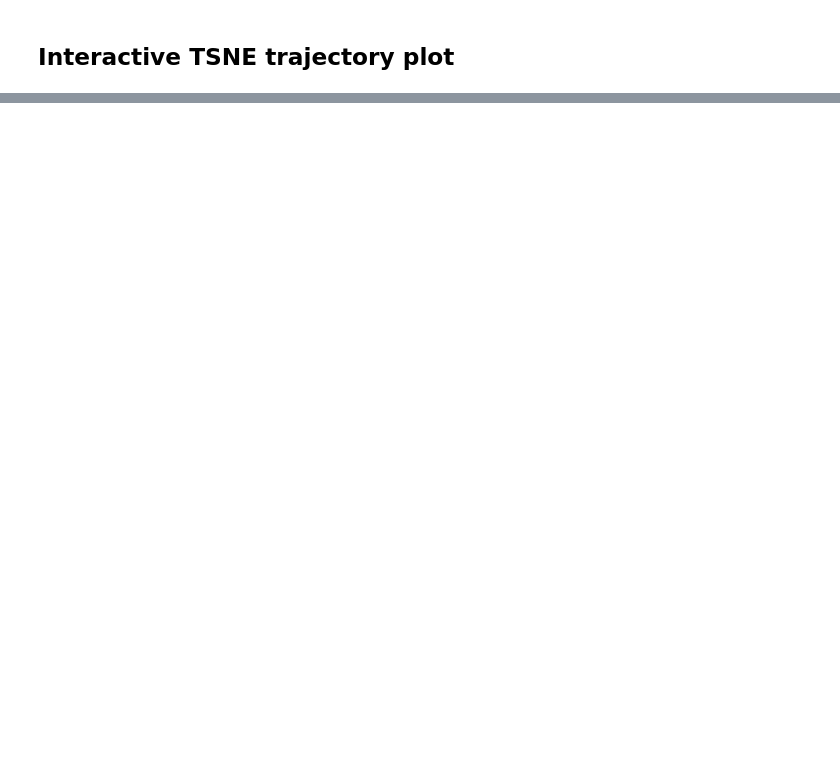
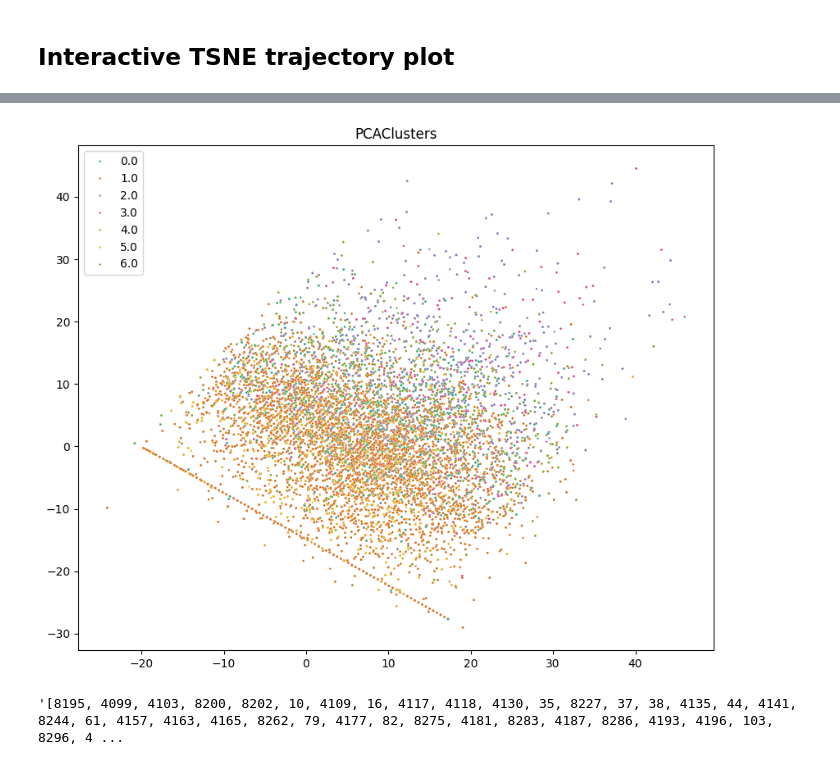
Before and after one commit to tunajaw/3Phenotype, a Jupyter notebook: analysis/analysis.ipynb, the cells around one changed output, grey strips where cells are left out. Drawn from its saved outputs; the diff is of its cells as text; code cells hidden in the pictures; blank space fills up the shorter version.

```diff
--- a/analysis/analysis.ipynb
+++ b/analysis/analysis.ipynb
@@ -117,0 +156,17 @@ np.max(idcode)
+# %%
+from sklearn.decomposition import PCA
+
+pca = PCA(n_components=2)
+pca_results = pca.fit_transform(x_corpus)
+
+plt.figure(figsize=(10, 8))
+sns.scatterplot(x=pca_results[:, 0], y=pca_results[:, 1], hue=cluster, palette='Dark2', s=3)
+plt.title('PCAClusters')
+plt.show()
+# %% [output]
+[figure, added]
+# %%
+
+str([int(x) for x in list(set(idcode[label == 2]) - set(idcode[cluster == 6]))])
+# %% [output]
+'[8195, 4099, 4103, 8200, 8202, 10, 4109, 16, 4117, 4118, 4130, 35, 8227, 37, 38, 4135, 44, 4141, 8244, 61, 4157, 4163, 4165, 8262, 79, 4177, 82, 8275, 4181, 8283, 4187, 8286, 4193, 4196, 103, 8296, 4 ...
```
Also changed, not shown: parts of 25 cells of this notebook, 13 other files.
